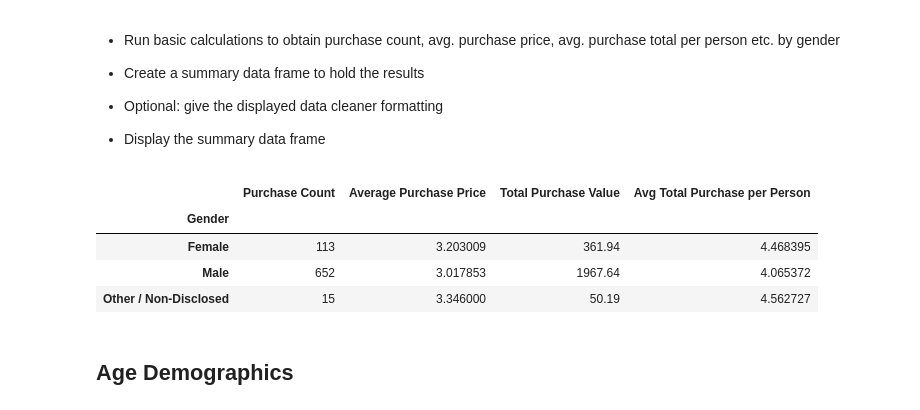
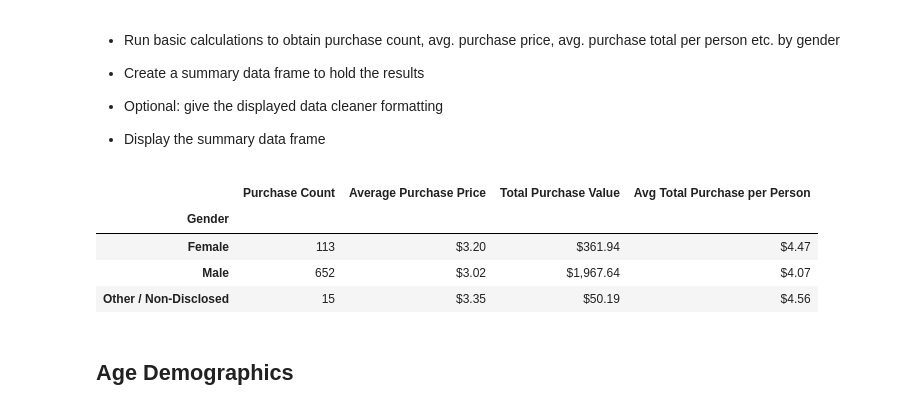
Before and after one commit to kellyahenriksen/pandas-challenge, a Jupyter notebook: HeroesOfPymoli/HeroesOfPymoli.ipynb, the cells around one changed output. Cells and saved outputs as stored; diff of their text form; code cells hidden in the pictures.

```diff
--- a/HeroesOfPymoli/HeroesOfPymoli.ipynb
+++ b/HeroesOfPymoli/HeroesOfPymoli.ipynb
@@ -75,8 +79,9 @@ unique_gender
 
 
 gender_demographics = unique_gender.groupby(["Gender"]).count()
-gender_demographics["Percentage of Players"] = gender_demographics["SN"]/(player_count)
-gender_demographics.head()
+gender_demographics["Percentage of Players"] = gender_demographics["SN"]/(player_count)*100
+gender_demographics["Percentage of Players"] = gender_demographics["Percentage of Players"].map("{:.2f}%".format)
+gender_demographics
 # %% [output]
 |  | SN | Percentage of Players |
 | Gender |  |  |
@@ -102,20 +107,26 @@ gender_demographics.head()
 # %%
 purchasing_analysis = purchase_data.groupby(["Gender"]).count()["Purchase ID"]
 
 avg_purch_price = purchase_data.groupby(["Gender"]).mean()["Price"]
 
 total_purch_value = purchase_data.groupby(["Gender"]).sum()["Price"]
 
 avg_per_person = total_purch_value/gender_demographics["SN"]
 
-summary_df = pd.DataFrame({"Purchase Count": purchasing_analysis, "Average Purchase Price": avg_purch_price, "Total Purchase Value":total_purch_value, "Avg Total Purchase per Person": avg_per_person})
+summary_df = pd.DataFrame({"Purchase Count": purchasing_analysis,
+                           "Average Purchase Price": avg_purch_price,
+                           "Total Purchase Value":total_purch_value,
+                           "Avg Total Purchase per Person": avg_per_person})
+summary_df["Average Purchase Price"] = summary_df["Average Purchase Price"].map("${:.2f}".format)
+summary_df["Total Purchase Value"]= summary_df["Total Purchase Value"].map("${:,.2f}".format)
+summary_df["Avg Total Purchase per Person"] = summary_df["Avg Total Purchase per Person"].map("${:.2f}".format)
 summary_df
 # %% [output]
 |  | Purchase Count | Average Purchase Price | Total Purchase Value | Avg Total Purchase per Person |
 | Gender |  |  |  |  |
-| Female | 113 | 3.203009 | 361.94 | 4.468395 |
-| Male | 652 | 3.017853 | 1967.64 | 4.065372 |
-| Other / Non-Disclosed | 15 | 3.346000 | 50.19 | 4.562727 |
+| Female | 113 | $3.20 | $361.94 | $4.47 |
+| Male | 652 | $3.02 | $1,967.64 | $4.07 |
+| Other / Non-Disclosed | 15 | $3.35 | $50.19 | $4.56 |
 # %% [markdown]
 ## Age Demographics
 # %% [markdown]
```
Also changed, not shown: parts of 8 cells of this notebook.
